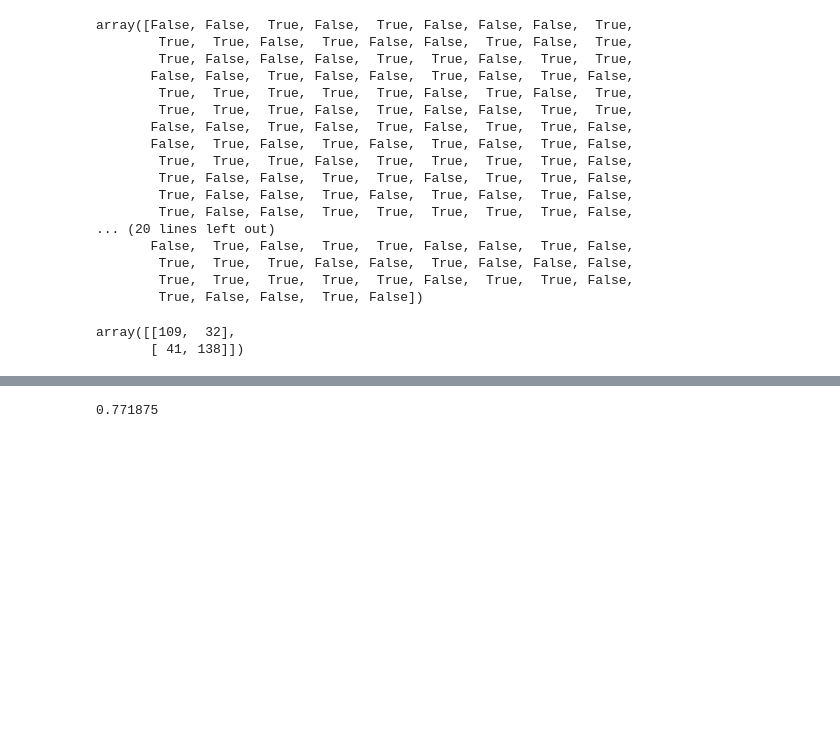
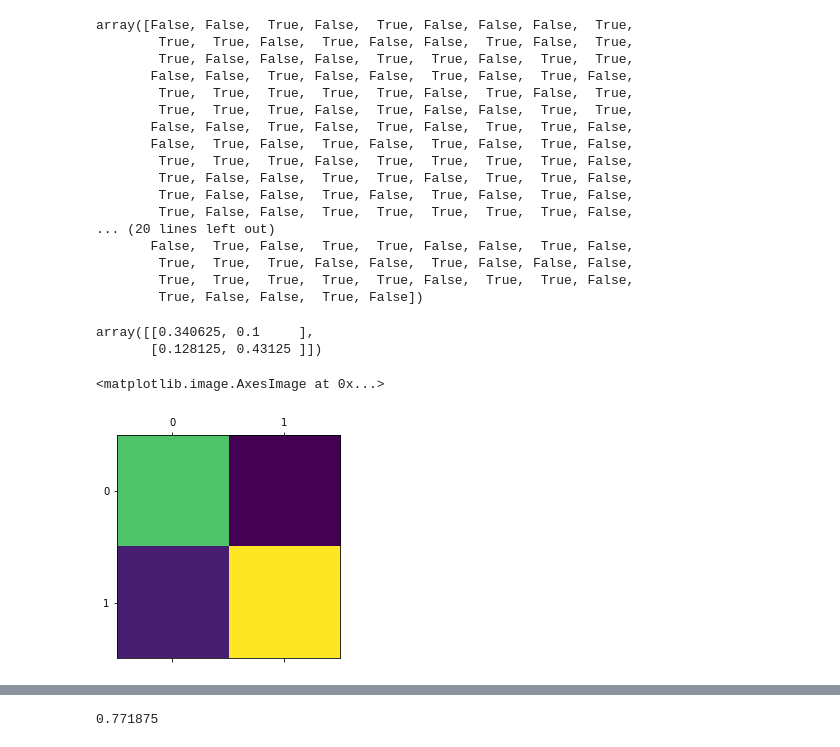
Before and after one commit to lawrencejews/deepLearning2021, a Jupyter notebook: Hands_on_machine_learning/chapter_3.ipynb, the cells around one changed output, grey strips where cells are left out. Drawn from its saved outputs; the diff is of its cells as text; code cells hidden in the pictures; blank space fills up the shorter version.

```diff
--- a/Hands_on_machine_learning/chapter_3.ipynb
+++ b/Hands_on_machine_learning/chapter_3.ipynb
@@ -164,7 +165,14 @@ array([False, False,  True, False,  True, False, False, False,  True,
 # %%
 from sklearn.metrics import confusion_matrix, accuracy_score, precision_score, recall_score
 
-confusion_matrix(y_test, svc_clf_predictions)
+binary_conf_matrix = confusion_matrix(y_test, svc_clf_predictions, normalize='all')
+
+binary_conf_matrix
 # %% [output]
-array([[109,  32],
-       [ 41, 138]])
+array([[0.340625, 0.1     ],
+       [0.128125, 0.43125 ]])
+# %%
+plt.matshow(binary_conf_matrix, )
+# %% [output]
+<matplotlib.image.AxesImage at 0x...>
+[figure, added]
```
Also changed, not shown: parts of 6 cells of this notebook, 3 other files.
